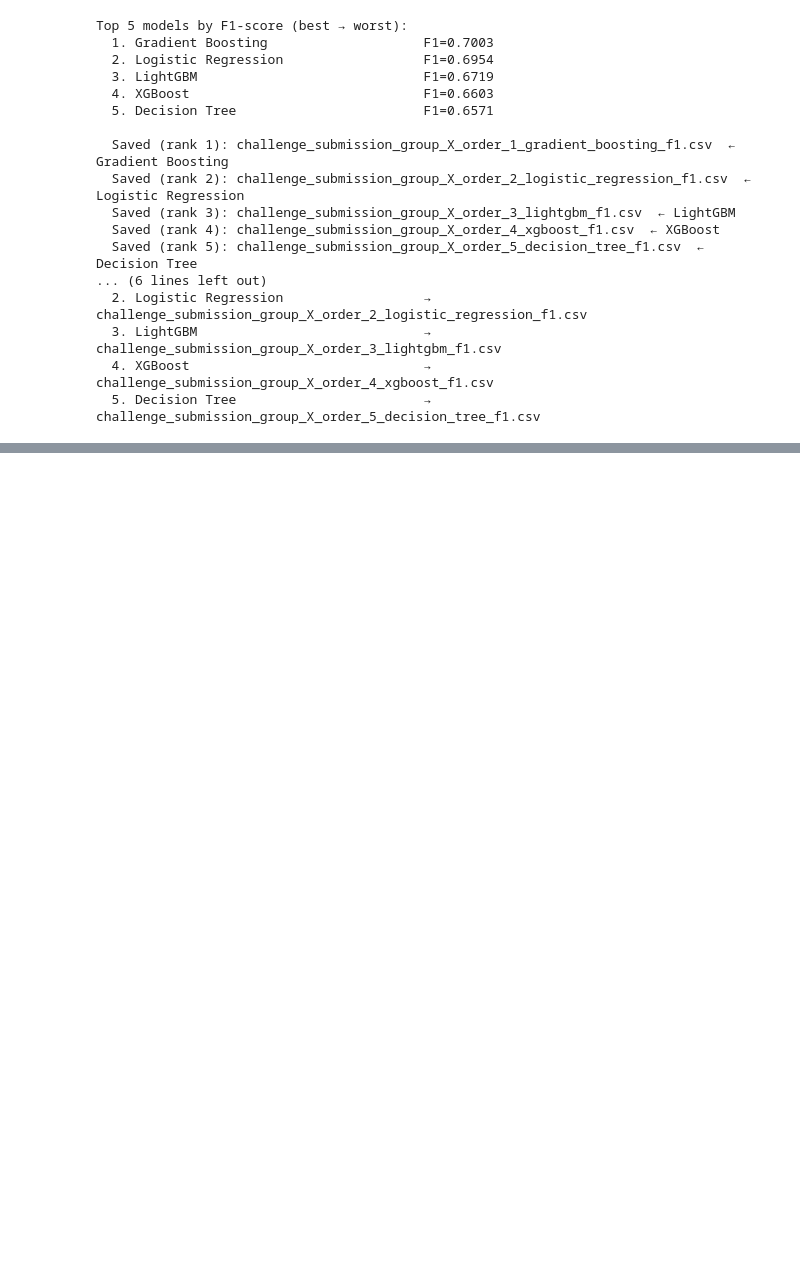
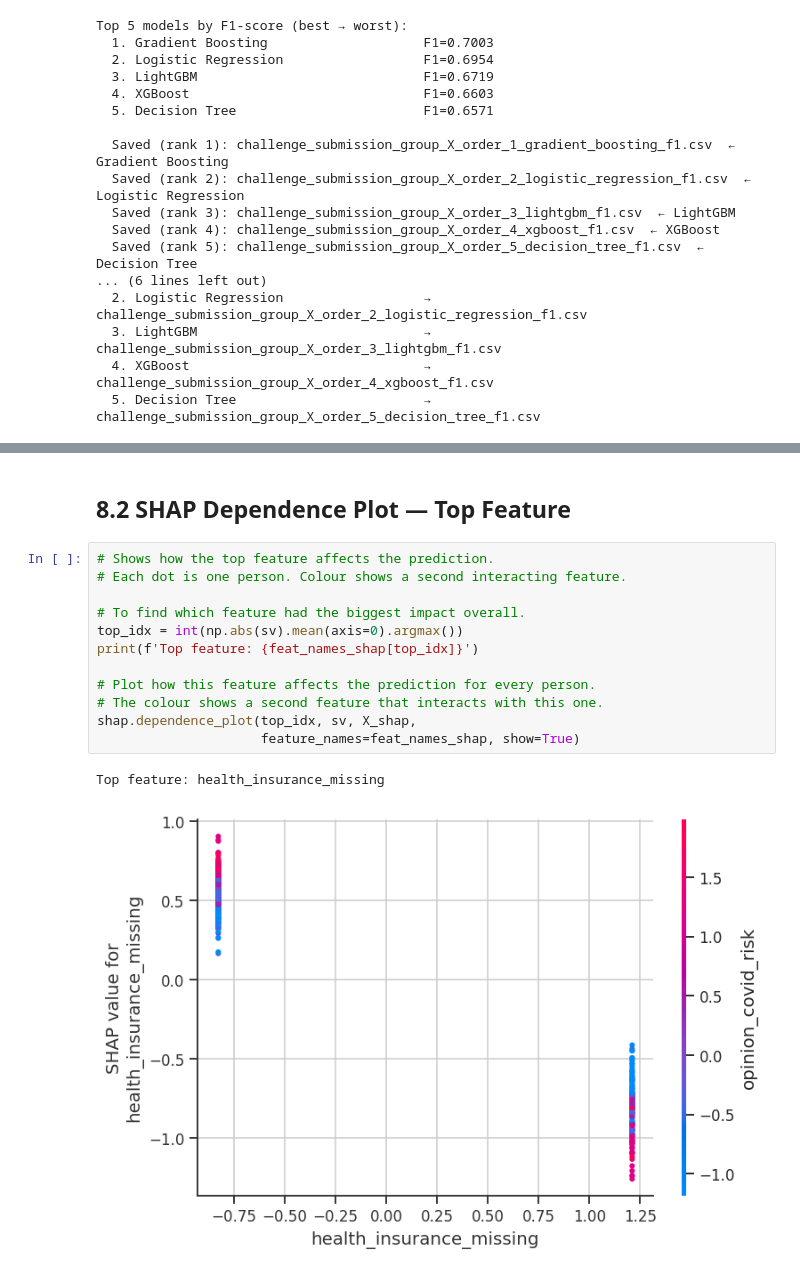
Before and after one commit to UH-GROUP-X/Hackathon26, a Jupyter notebook: UH_GROUP_X.ipynb, the cells around one changed output, grey strips where cells are left out. Cells and saved outputs as stored; diff of their text form; blank space fills up the shorter version.

```diff
--- a/UH_GROUP_X.ipynb
+++ b/UH_GROUP_X.ipynb
@@ -1214,0 +1189,17 @@ Top 5 models by F1-score (best → worst):
+# %% [markdown]
+## 8.2 SHAP Dependence Plot — Top Feature
+# %%
+# Shows how the top feature affects the prediction.
+# Each dot is one person. Colour shows a second interacting feature.
+
+# To find which feature had the biggest impact overall.
+top_idx = int(np.abs(sv).mean(axis=0).argmax())
+print(f'Top feature: {feat_names_shap[top_idx]}')
+
+# Plot how this feature affects the prediction for every person.
+# The colour shows a second feature that interacts with this one.
+shap.dependence_plot(top_idx, sv, X_shap,
+                     feature_names=feat_names_shap, show=True)
+# %% [output]
+Top feature: health_insurance_missing
+[figure, added]
```
Also changed, not shown: parts of 15 cells of this notebook.
